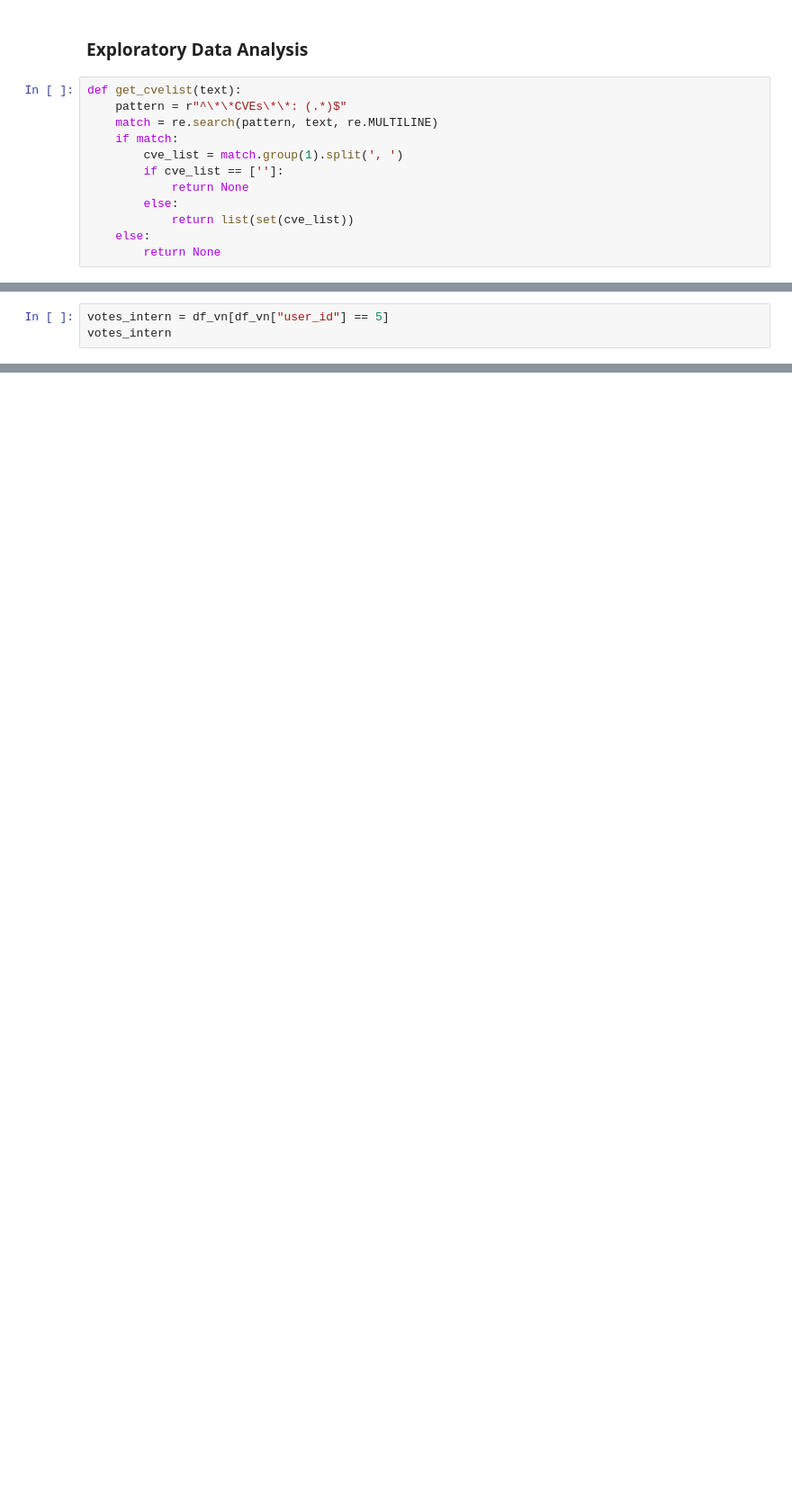
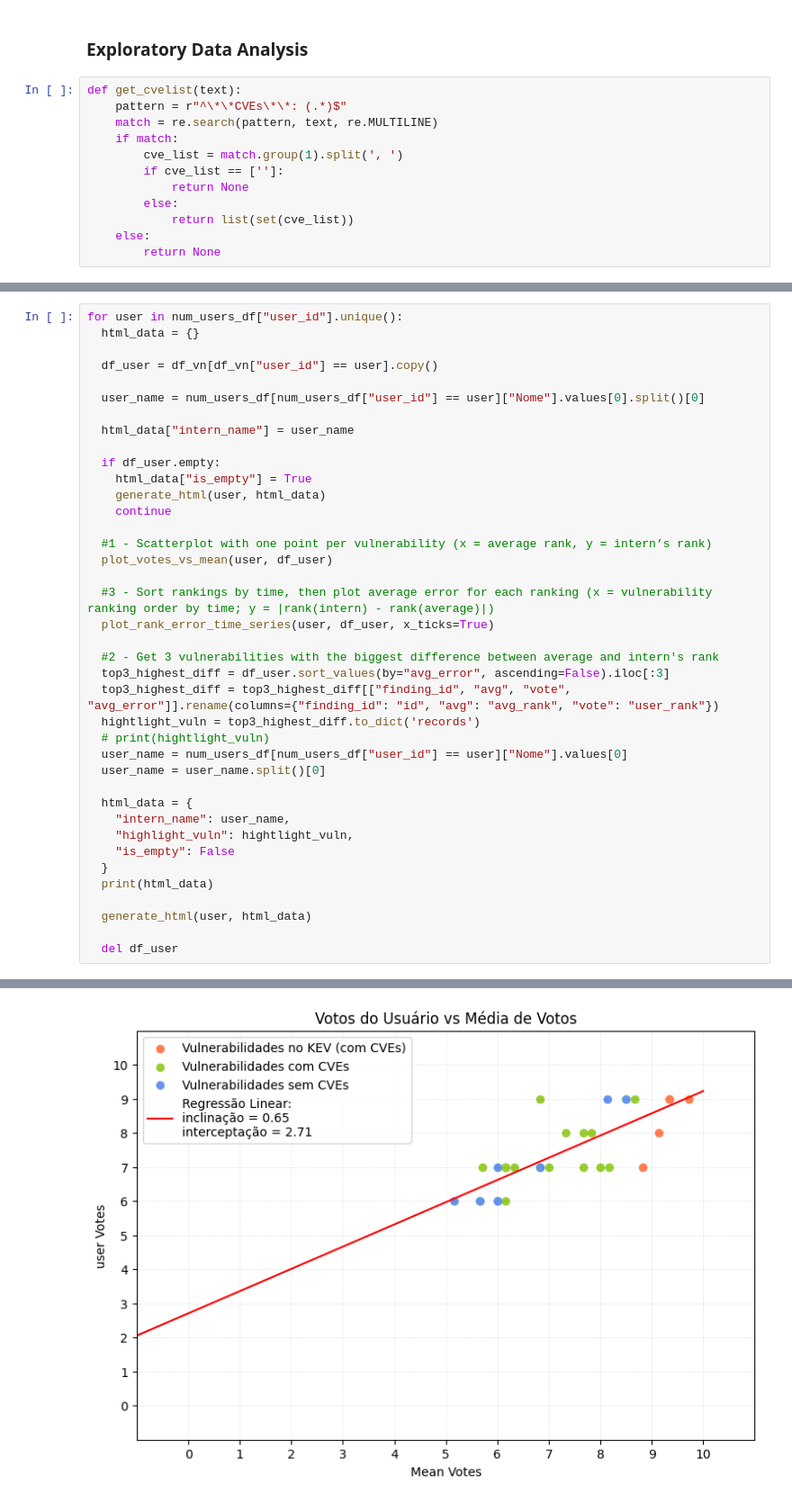
Before and after one commit to TopologyMapping/network-security, a Jupyter notebook: voting_analysis/src/analysis/data_prep.ipynb, the cells around one changed output, grey strips where cells are left out. Shown at 90% size. Cells and saved outputs as stored; diff of their text form; blank space fills up the shorter version.

```diff
--- a/voting_analysis/src/analysis/data_prep.ipynb
+++ b/voting_analysis/src/analysis/data_prep.ipynb
@@ -129,3 +193,0 @@ has_cve
-# %%
-votes_intern = df_vn[df_vn["user_id"] == 5]
-votes_intern
@@ -430,0 +302,40 @@ Top 3 findings with greatest difference for intern #12:
+# %%
+for user in num_users_df["user_id"].unique():
+  html_data = {}
+
+  df_user = df_vn[df_vn["user_id"] == user].copy()
+
+  user_name = num_users_df[num_users_df["user_id"] == user]["Nome"].values[0].split()[0]
+
+  html_data["intern_name"] = user_name
+
+  if df_user.empty:
+    html_data["is_empty"] = True
+    generate_html(user, html_data)
+    continue
+
+  #1 - Scatterplot with one point per vulnerability (x = average rank, y = intern’s rank)
+  plot_votes_vs_mean(user, df_user)
+
+  #3 - Sort rankings by time, then plot average error for each ranking (x = vulnerability ranking order by time; y = |rank(intern) - rank(average)|)
+  plot_rank_error_time_series(user, df_user, x_ticks=True)
+
+  #2 - Get 3 vulnerabilities with the biggest difference between average and intern's rank
+  top3_highest_diff = df_user.sort_values(by="avg_error", ascending=False).iloc[:3]
+  top3_highest_diff = top3_highest_diff[["finding_id", "avg", "vote", "avg_error"]].rename(columns={"finding_id": "id", "avg": "avg_rank", "vote": "user_rank"})
+  hightlight_vuln = top3_highest_diff.to_dict('records')
+  # print(hightlight_vuln)
+  user_name = num_users_df[num_users_df["user_id"] == user]["Nome"].values[0]
+  user_name = user_name.split()[0]
+
+  html_data = {
+    "intern_name": user_name,
+    "highlight_vuln": hightlight_vuln,
+    "is_empty": False
+  }
+  print(html_data)
+
+  generate_html(user, html_data)
+
+  del df_user
+# %% [output]
@@ -430,0 +349 @@ Top 3 findings with greatest difference for intern #12:
+[figure, added]
```
Also changed, not shown: parts of 25 cells of this notebook, 6 other files.
